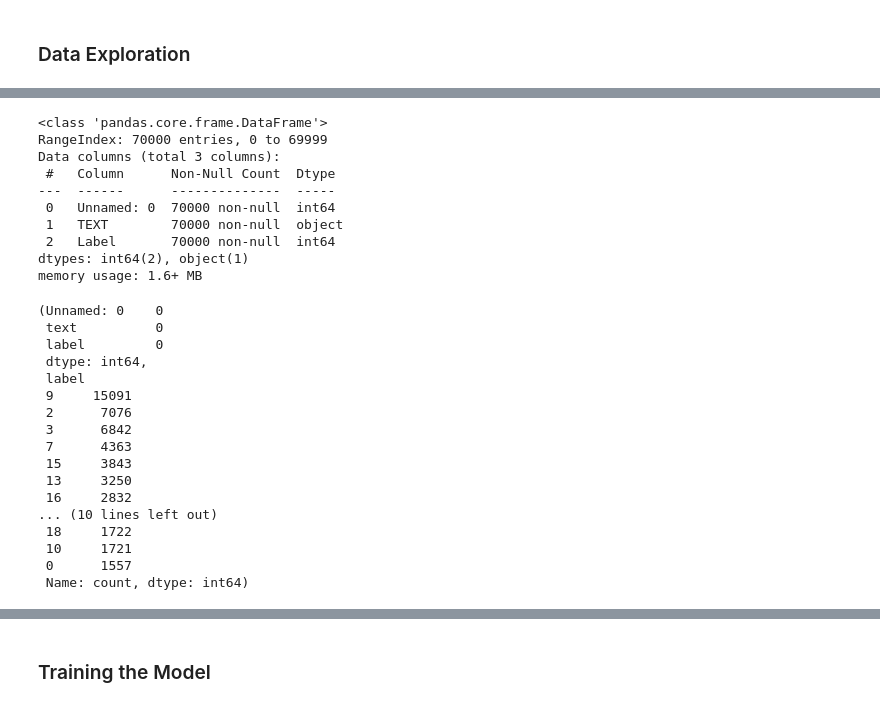
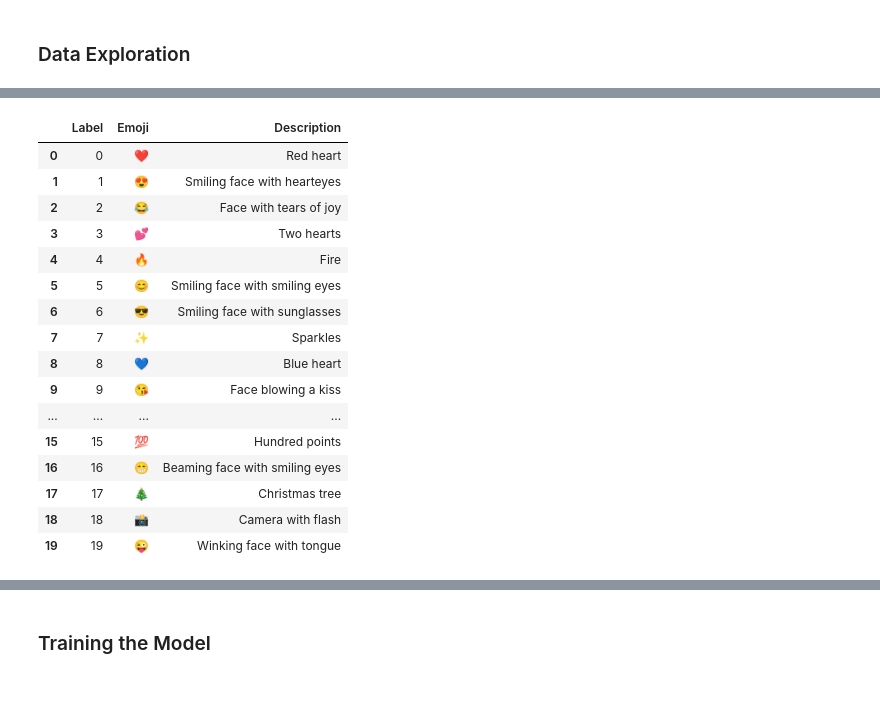
Before and after one commit to yuashi/emoji_prediction, a Jupyter notebook: train.ipynb, the cells around one changed output, grey strips where cells are left out. Saved outputs shown, nothing was run; the diff lists cells and outputs as text; code cells hidden in the pictures.

```diff
--- a/train.ipynb
+++ b/train.ipynb
@@ -18,34 +17,20 @@ train.head()
-# %%
-train.info()
-# %% [output]
-<class 'pandas.core.frame.DataFrame'>
-RangeIndex: 70000 entries, 0 to 69999
-Data columns (total 3 columns):
- #   Column      Non-Null Count  Dtype
----  ------      --------------  -----
- 0   Unnamed: 0  70000 non-null  int64
- 1   TEXT        70000 non-null  object
- 2   Label       70000 non-null  int64
-dtypes: int64(2), object(1)
-memory usage: 1.6+ MB
-# %%
-train.rename(columns={'TEXT': 'text', 'Label': 'label'}, inplace=True)
-train.isnull().sum(), train.label.value_counts()
-# %% [output]
-(Unnamed: 0    0
- text          0
- label         0
- dtype: int64,
- label
- 9     15091
- 2      7076
- 3      6842
- 7      4363
- 15     3843
- 13     3250
- 16     2832
-... (10 lines left out)
- 18     1722
- 10     1721
- 0      1557
- Name: count, dtype: int64)
+# %%
+mapping
+# %% [output]
+|  | Label | Emoji | Description |
+| 0 | 0 | ❤️ | Red heart |
+| 1 | 1 | 😍 | Smiling face with hearteyes |
+| 2 | 2 | 😂 | Face with tears of joy |
+| 3 | 3 | 💕 | Two hearts |
+| 4 | 4 | 🔥 | Fire |
+| 5 | 5 | 😊 | Smiling face with smiling eyes |
+| 6 | 6 | 😎 | Smiling face with sunglasses |
+| 7 | 7 | ✨ | Sparkles |
+| 8 | 8 | 💙 | Blue heart |
+| 9 | 9 | 😘 | Face blowing a kiss |
+| ... | ... | ... | ... |
+| 15 | 15 | 💯 | Hundred points |
+| 16 | 16 | 😁 | Beaming face with smiling eyes |
+| 17 | 17 | 🎄 | Christmas tree |
+| 18 | 18 | 📸 | Camera with flash |
+| 19 | 19 | 😜 | Winking face with tongue |
```
Also changed, not shown: parts of 38 cells of this notebook, 1 other file.
